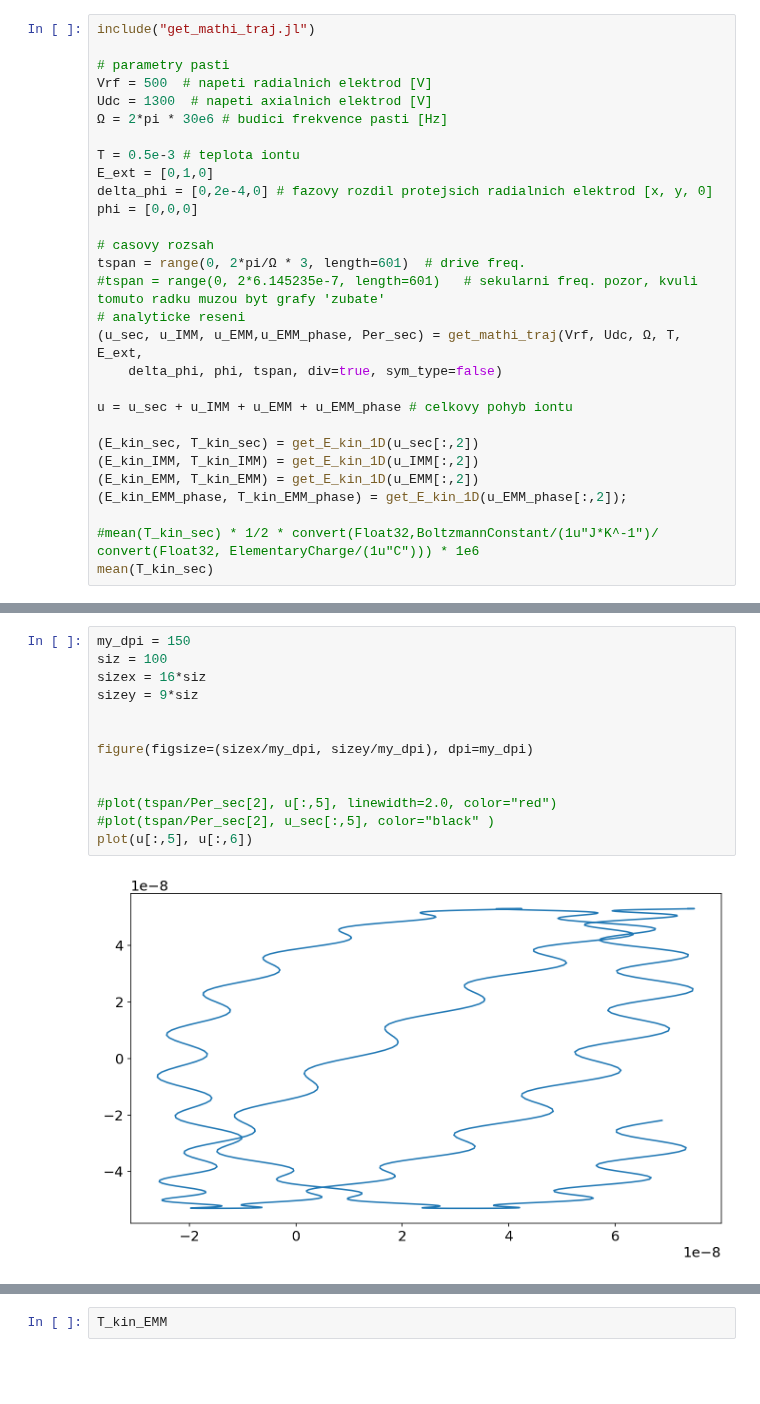
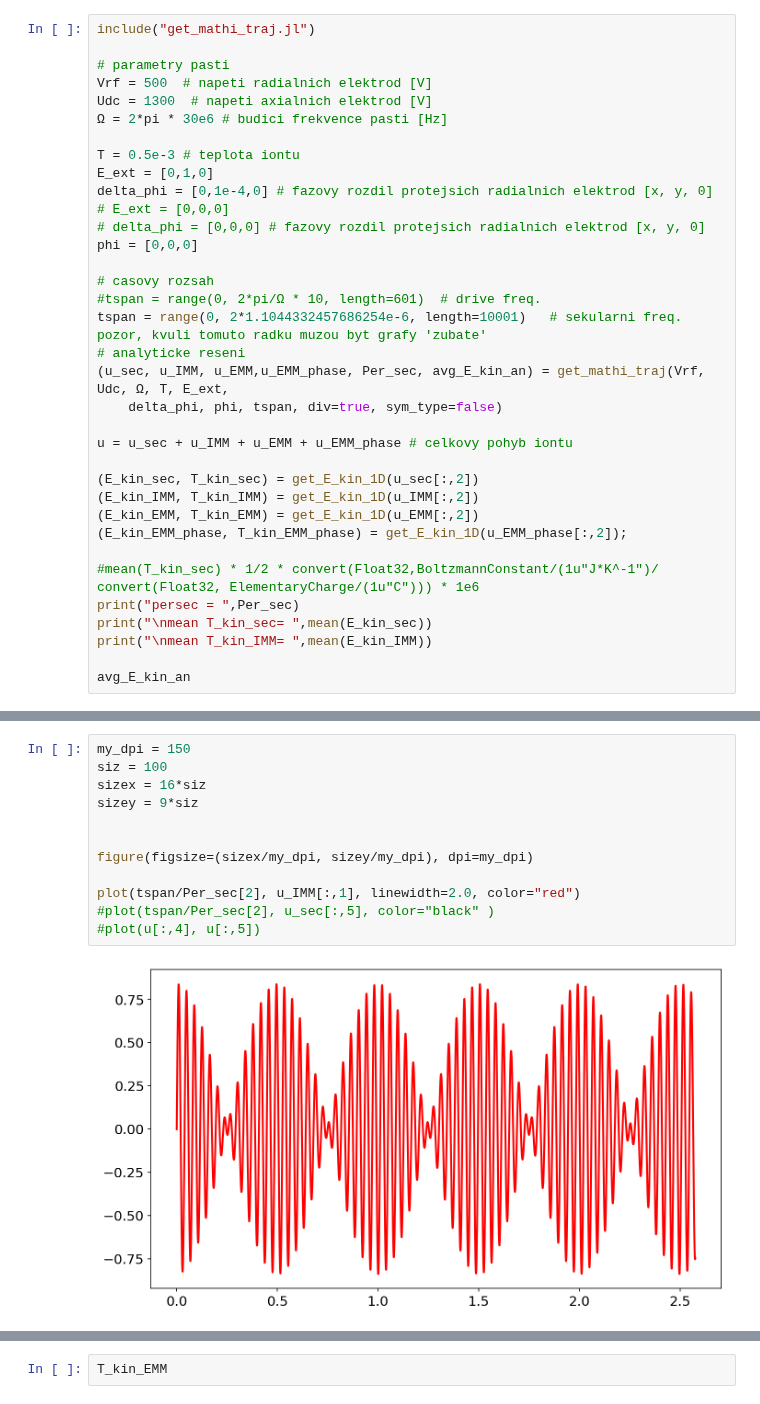
Before and after one commit to dvadlejch/Julia_vypocty_diplomka, a Jupyter notebook: ion_temperature_plots/pyplot_fig.ipynb, the cells around one changed output, grey strips where cells are left out. Cells and saved outputs as stored; diff of their text form; blank space fills up the shorter version.

Commit message:
teplota IMM
nechapal jsem proc je IMM vetsi nez sekularni teplota. a<0 prece!!!!

```diff
--- a/ion_temperature_plots/pyplot_fig.ipynb
+++ b/ion_temperature_plots/pyplot_fig.ipynb
@@ -22,14 +25,16 @@ Udc = 1300  # napeti axialnich elektrod [V]
 
 T = 0.5e-3 # teplota iontu
 E_ext = [0,1,0]
-delta_phi = [0,2e-4,0] # fazovy rozdil protejsich radialnich elektrod [x, y, 0]
+delta_phi = [0,1e-4,0] # fazovy rozdil protejsich radialnich elektrod [x, y, 0]
+# E_ext = [0,0,0]
+# delta_phi = [0,0,0] # fazovy rozdil protejsich radialnich elektrod [x, y, 0]
 phi = [0,0,0]
 
 # casovy rozsah
-tspan = range(0, 2*pi/Ω * 3, length=601)  # drive freq.
-#tspan = range(0, 2*6.145235e-7, length=601)   # sekularni freq. pozor, kvuli tomuto radku muzou byt grafy 'zubate'
+#tspan = range(0, 2*pi/Ω * 10, length=601)  # drive freq.
+tspan = range(0, 2*1.1044332457686254e-6, length=10001)   # sekularni freq. pozor, kvuli tomuto radku muzou byt grafy 'zubate'
 # analyticke reseni
-(u_sec, u_IMM, u_EMM,u_EMM_phase, Per_sec) = get_mathi_traj(Vrf, Udc, Ω, T, E_ext,
+(u_sec, u_IMM, u_EMM,u_EMM_phase, Per_sec, avg_E_kin_an) = get_mathi_traj(Vrf, Udc, Ω, T, E_ext,
     delta_phi, phi, tspan, div=true, sym_type=false)
 
 u = u_sec + u_IMM + u_EMM + u_EMM_phase # celkovy pohyb iontu
@@ -40,5 +45,9 @@ u = u_sec + u_IMM + u_EMM + u_EMM_phase # celkovy pohyb iontu
 (E_kin_EMM_phase, T_kin_EMM_phase) = get_E_kin_1D(u_EMM_phase[:,2]);
 
 #mean(T_kin_sec) * 1/2 * convert(Float32,BoltzmannConstant/(1u"J*K^-1")/ convert(Float32, ElementaryCharge/(1u"C"))) * 1e6
-mean(T_kin_sec)
+print("persec = ",Per_sec)
+print("\nmean T_kin_sec= ",mean(E_kin_sec))
+print("\nmean T_kin_IMM= ",mean(E_kin_IMM))
+
+avg_E_kin_an
 # %% [output]
@@ -102,18 +119,17 @@ x.set(xlim=(0, 1.01))
 # %%
 my_dpi = 150
 siz = 100
 sizex = 16*siz
 sizey = 9*siz
 
 
 figure(figsize=(sizex/my_dpi, sizey/my_dpi), dpi=my_dpi)
 
-
-#plot(tspan/Per_sec[2], u[:,5], linewidth=2.0, color="red")
+plot(tspan/Per_sec[2], u_IMM[:,1], linewidth=2.0, color="red")
 #plot(tspan/Per_sec[2], u_sec[:,5], color="black" )
-plot(u[:,5], u[:,6])
+#plot(u[:,4], u[:,5])
 # %% [output]
-[figure, old version]
+[figure, new version]
 1-element Array{PyObject,1}:
  PyObject <matplotlib.lines.Line2D object at 0x...>
 # %%
```
Also changed, not shown: parts of 4 cells of this notebook, 1 other file.
